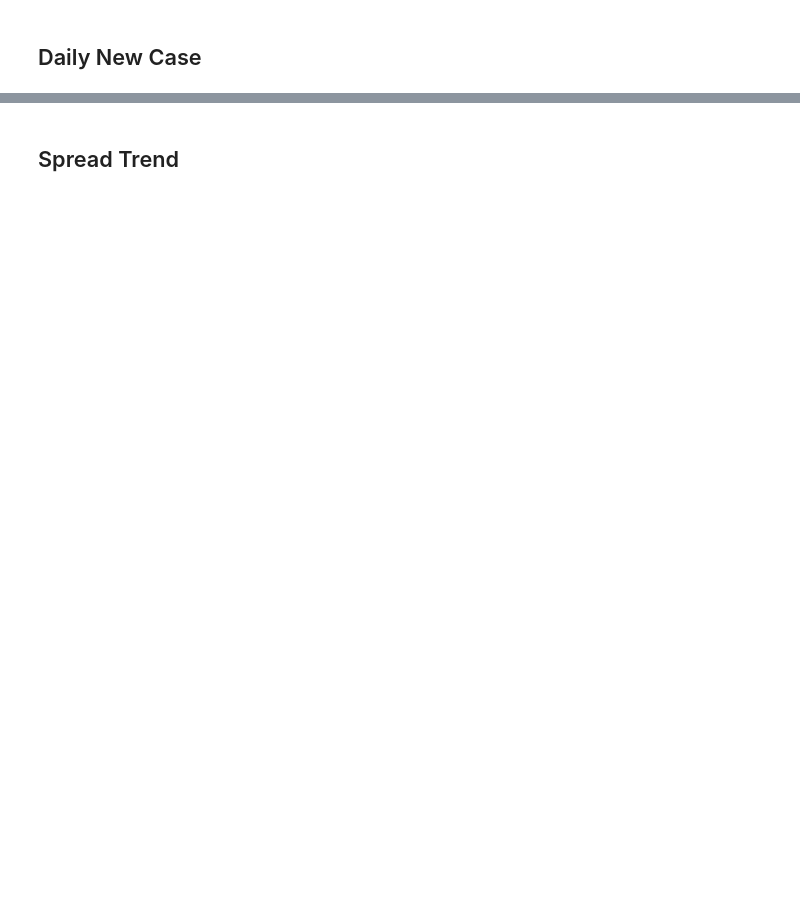
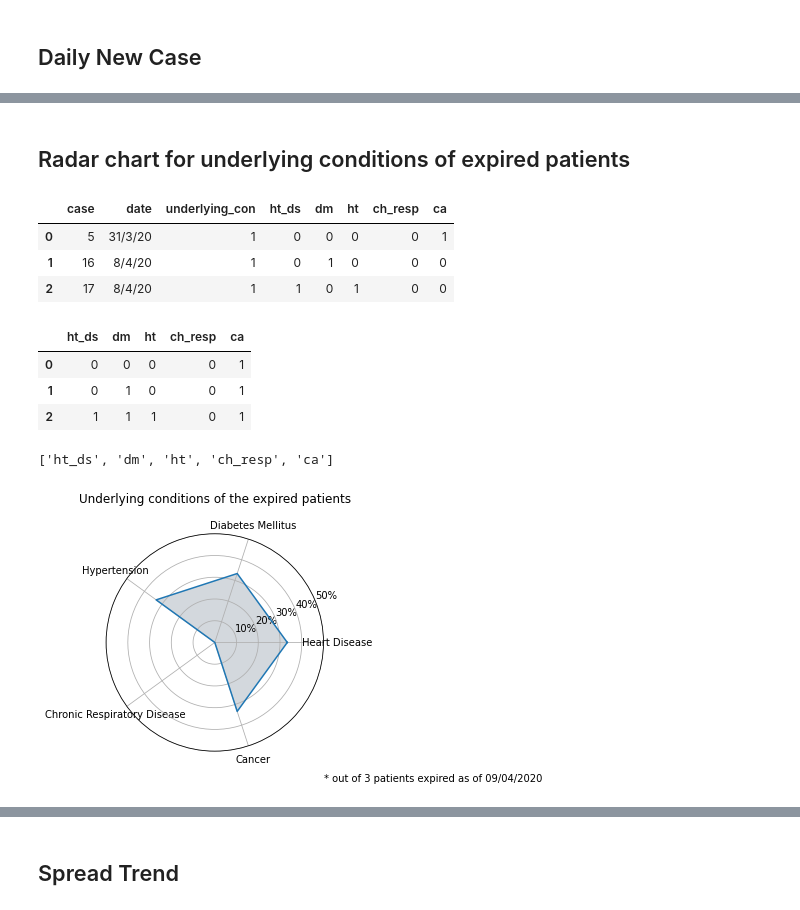
Before and after one commit to finerbrighterlighter/myanmar_covid19, a Jupyter notebook: exponential_growth.ipynb, the cells around one changed output, grey strips where cells are left out. Drawn from its saved outputs; the diff is of its cells as text; code cells hidden in the pictures; blank space fills up the shorter version.

```diff
--- a/exponential_growth.ipynb
+++ b/exponential_growth.ipynb
@@ -217,3 +217,70 @@ files.download(exp_cases)
+# %% [markdown]
+## Radar chart for underlying conditions of expired patients
+# %%
+mort_data = "https://raw.githubusercontent.com/finerbrighterlighter/myanmar_covid19/master/expired_underlying.csv"
+mort_df = pd.read_csv(mort_data,header= 0)
+mort_df
+# %% [output]
+|  | case | date | underlying_con | ht_ds | dm | ht | ch_resp | ca |
+| 0 | 5 | 31/3/20 | 1 | 0 | 0 | 0 | 0 | 1 |
+| 1 | 16 | 8/4/20 | 1 | 0 | 1 | 0 | 0 | 0 |
+| 2 | 17 | 8/4/20 | 1 | 1 | 0 | 1 | 0 | 0 |
+# %%
+#mort_df.insert(loc=0, column="exp_id", value=np.arange(1,len(mort_df)+1))
+#mort_df["exp_id"] = "exp_" + mort_df["exp_id"].astype(str)
+mort_df.drop("case", axis=1 , inplace=True)
+mort_df.drop("date", axis=1 , inplace=True)
+mort_df.drop("underlying_con", axis=1 , inplace=True)
+mort_df.ht_ds = mort_df.ht_ds.cumsum()
+mort_df.dm = mort_df.dm.cumsum()
+mort_df.ht = mort_df.ht.cumsum()
+mort_df.ch_resp = mort_df.ch_resp.cumsum()
+mort_df.ca = mort_df.ca.cumsum()
+mort_df
+# %% [output]
+|  | ht_ds | dm | ht | ch_resp | ca |
+| 0 | 0 | 0 | 0 | 0 | 1 |
+| 1 | 0 | 1 | 0 | 0 | 1 |
+| 2 | 1 | 1 | 1 | 0 | 1 |
+# %%
+Attributes =list(mort_df)
+AttNo = len(Attributes)
+Attributes
+# %% [output]
+['ht_ds', 'dm', 'ht', 'ch_resp', 'ca']
+# %%
+values = mort_df.iloc[2].tolist()
+values += values [:1]
+values[:] = [x / len(mort_df) for x in values]
+# %%
+angles = [n / float(AttNo) * 2 * pi for n in range(AttNo)]
+angles += angles [:1]
+# %%
+ax = plt.subplot(111, polar=True)
+
+#Add the attribute labels to our axes
+plt.xticks(angles[:-1],["Heart Disease", "Diabetes Mellitus", "Hypertension", "Chronic Respiratory Disease", "Cancer"])
+
+plt.gca().yaxis.set_major_formatter(mticker.PercentFormatter(1,decimals=0))
+plt.ylim(0, 0.5)
+
+#Plot the line around the outside of the filled area, using the angles and values calculated before
+ax.plot(angles,values)
+
+#Fill in the area plotted in the last line
+ax.fill(angles, values, 'slategray', alpha=0.3)
+
+#Give the plot a title and show it
+ax.set_title("Underlying conditions of the expired patients", pad=20)
+plt.text(1, -0.15, "* out of "+str(len(mort_df))+" patients expired as of "+str(pd.to_datetime("today").strftime("%d/%m/%Y")), horizontalalignment="left", verticalalignment="bottom", transform=ax.transAxes)
+
+
+under = str(pd.to_datetime("today").strftime("%d-%m-%Y"))+"_underlying.svg"
+plt.savefig(under, bbox_inches = "tight")
+plt.show()
+files.download(under)
+# %% [output]
+[figure, added]
 # %%
 dsc_df = pd.DataFrame(columns=["ndays","date"])
 dsc_df["ndays"] = np.arange(len(pd.date_range(start=case_df.date.min(), end=pd.to_datetime("today"))))
```
Also changed, not shown: parts of 19 cells of this notebook.
